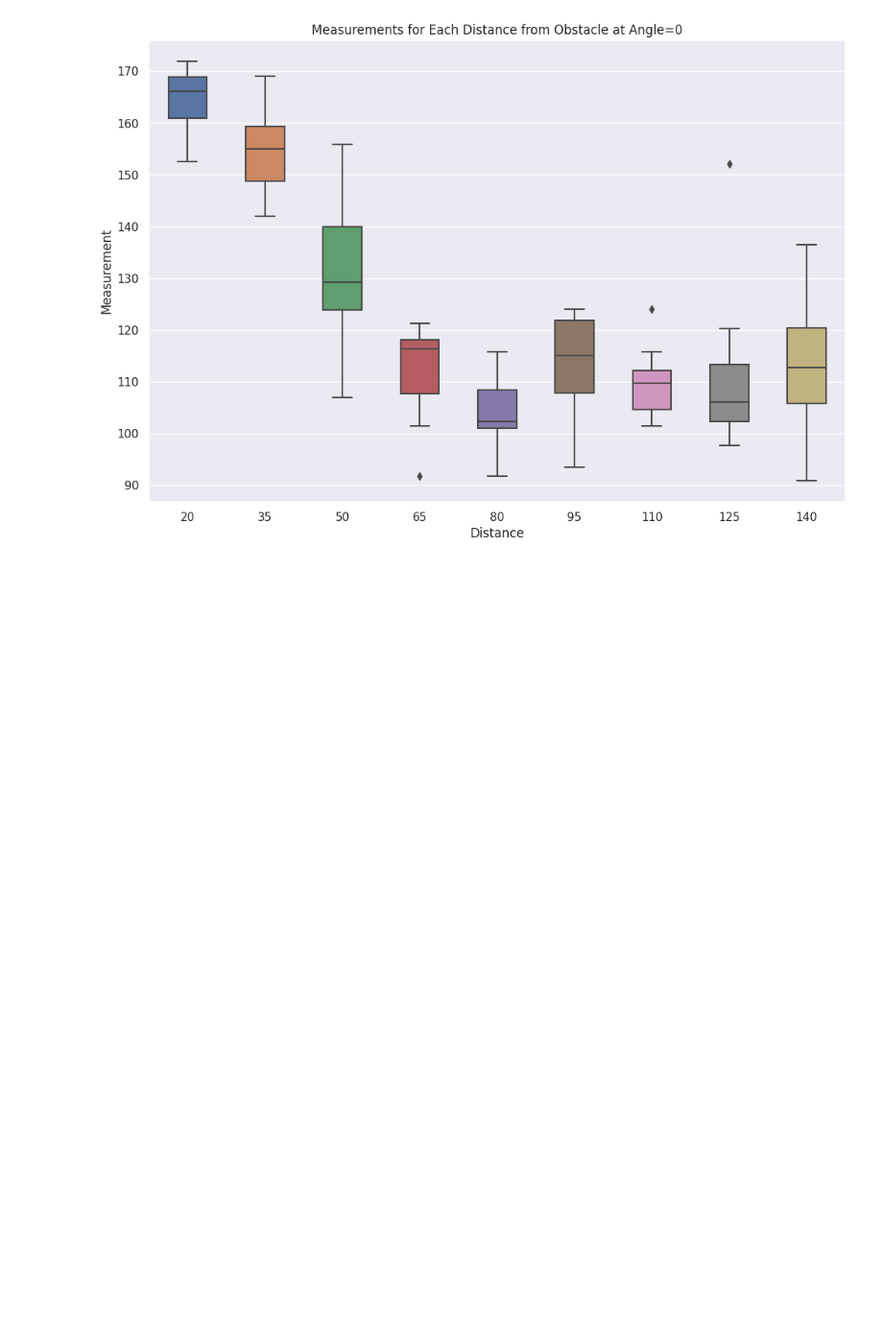
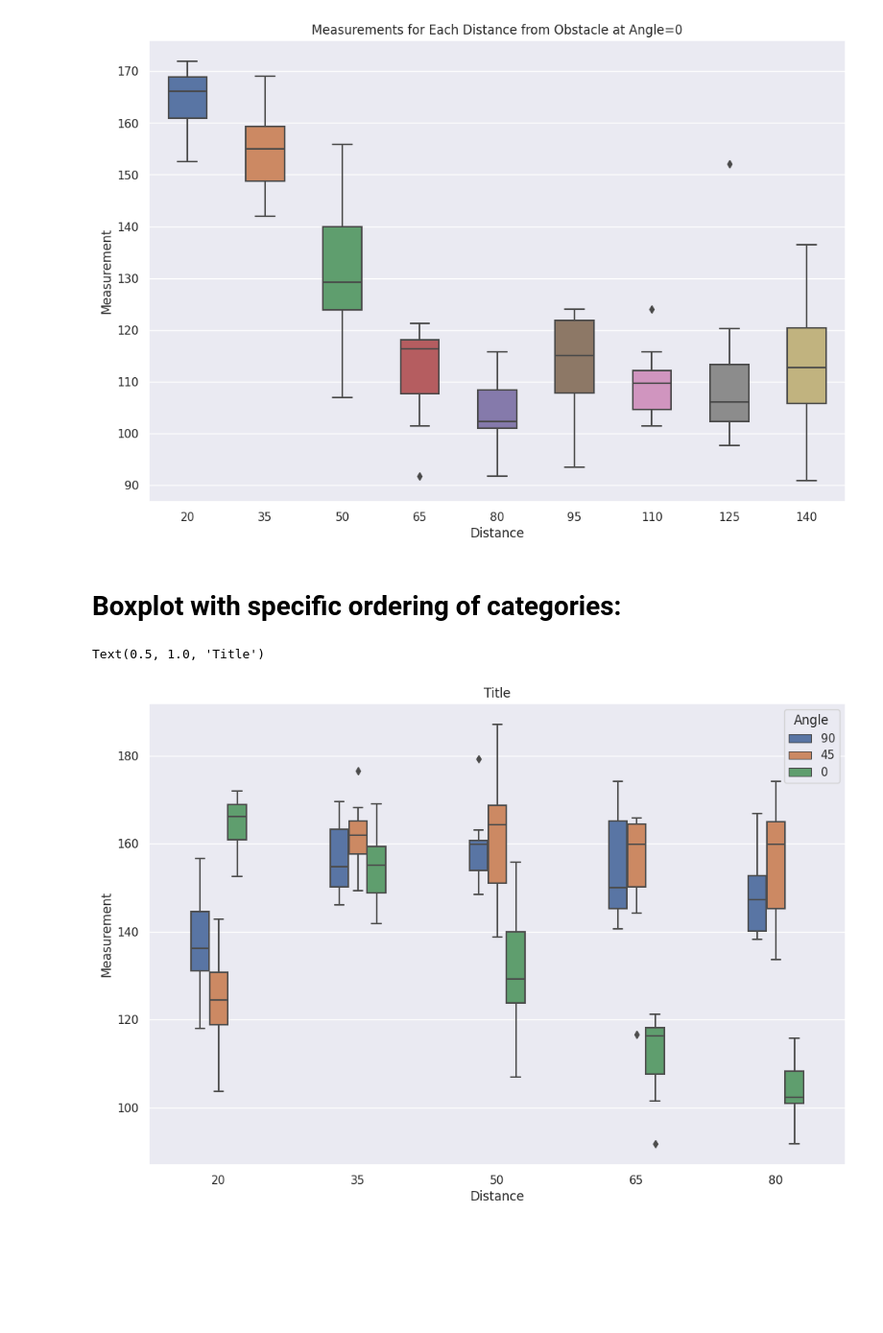
Before and after one commit to paulodowd/3Pi_IRCommBoard, a Jupyter notebook: PlottingResults_HelpSheet.ipynb, the cells around one changed output. Shown at 96% size. Saved outputs shown, nothing was run; the diff lists cells and outputs as text; code cells hidden in the pictures; blank space fills up the shorter version.

```diff
--- a/PlottingResults_HelpSheet.ipynb
+++ b/PlottingResults_HelpSheet.ipynb
@@ -401,6 +401,47 @@ bplot.set_title('Measurements for Each Distance from Obstacle at Angle=0')
 # %% [output]
 Text(0.5, 1.0, 'Measurements for Each Distance from Obstacle at Angle=0')
 [figure]
+# %% [markdown]
+# Boxplot with specific ordering of categories:
+# %%
+# In this example we want to plot different angles next to
+# each other, but grouped by different distances.  This way,
+# we could try to understand the effect of angle at a given
+# distance.
+
+# We will use the following Python libraries:
+import matplotlib.pyplot as plt
+import numpy as np
+import seaborn as sns
+import pandas as pd
+
+# Path to where the results are hosted online
+# This loads the data into a Pandas dataframe
+Data=pd.read_csv('https://raw.githubusercontent.com/paulodowd/PlottingGuidance/main/fictional_results.csv', sep=',')
+
+# We have a lot of results, too many to plot.
+# So we will plot a subset of the distances, e.g.
+# we can imagine a region of interest
+subset = Data[ ( (Data['Angle'] <135) & (Data['Distance'] <= 80) ) ]
+
+
+# Macro to help with presenting the final plot.
+%matplotlib inline
+
+
+
+plt.figure(figsize=(12, 8))
+
+# Just for this example, we reverse the order of the boxplot
+# categories. This is especially useful if your data labels are
+# text and don't have a clear order instrinsically.
+# If you use text data labels, you would need to list these with quotation, e.g.:
+#bplot = sns.boxplot(y='Measurement', x='Distance', hue='Angle', hue_order=["test1","test2","test3"], data=subset, width=0.4)
+bplot = sns.boxplot(y='Measurement', x='Distance', hue='Angle', hue_order=[90,45,0], data=subset, width=0.4)
+bplot.set_title('Title')
+# %% [output]
+Text(0.5, 1.0, 'Title')
+[figure, added]
 # %% [markdown]
 <br><br><br><br>
 # %% [markdown]
```
Also changed, not shown: parts of 2 cells of this notebook.
